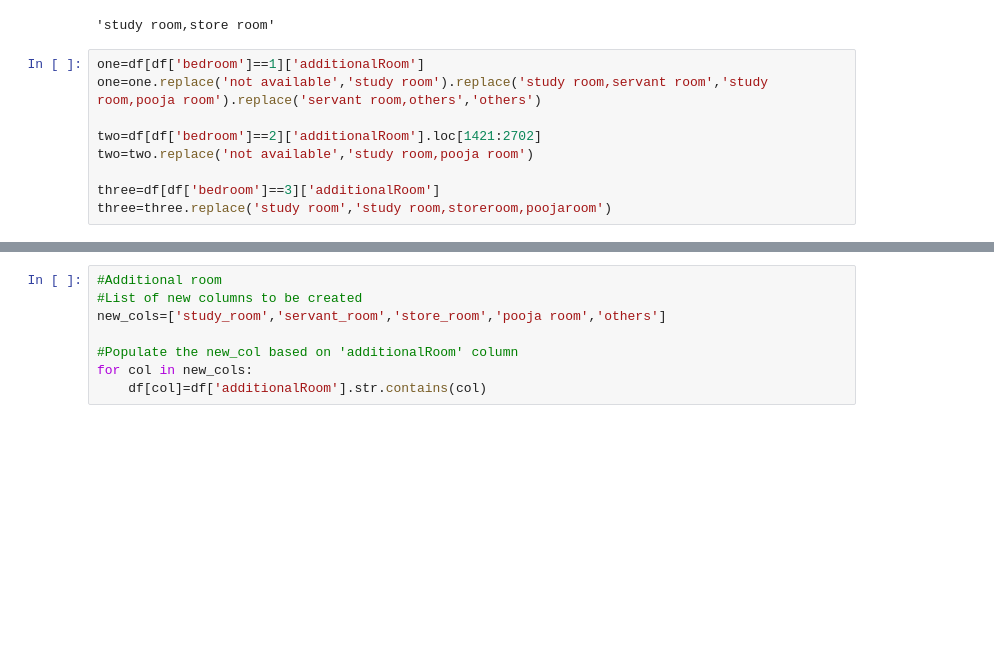
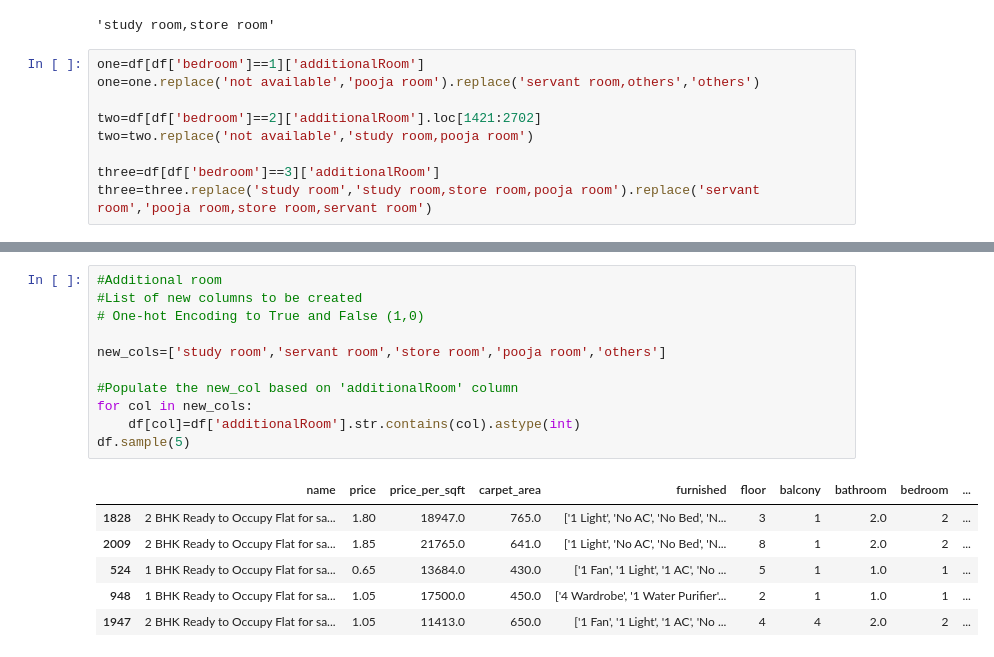
Before and after one commit to parthvichare/Real-Estate-Mumbai, a Jupyter notebook: Filling Missing Values.ipynb, the cells around one changed output, grey strips where cells are left out. Drawn from its saved outputs; the diff is of its cells as text; blank space fills up the shorter version.

```diff
--- a/Filling Missing Values.ipynb
+++ b/Filling Missing Values.ipynb
@@ -184,12 +184,12 @@ df_1[df_1['bedRoom']==3]['additionalRoom'].max()
 'study room,store room'
 # %%
 one=df[df['bedroom']==1]['additionalRoom']
-one=one.replace('not available','study room').replace('study room,servant room','study room,pooja room').replace('servant room,others','others')
+one=one.replace('not available','pooja room').replace('servant room,others','others')
 
 two=df[df['bedroom']==2]['additionalRoom'].loc[1421:2702]
 two=two.replace('not available','study room,pooja room')
 
 three=df[df['bedroom']==3]['additionalRoom']
-three=three.replace('study room','study room,storeroom,poojaroom')
+three=three.replace('study room','study room,store room,pooja room').replace('servant room','pooja room,store room,servant room')
 # %%
 df['additionalRoom']=pd.concat([one,two,three],axis=0)
@@ -209,8 +212,18 @@ Name: additionalRoom, Length: 3270, dtype: object
 # %%
 #Additional room
 #List of new columns to be created
-new_cols=['study_room','servant_room','store_room','pooja room','others']
+# One-hot Encoding to True and False (1,0)
+
+new_cols=['study room','servant room','store room','pooja room','others']
 
 #Populate the new_col based on 'additionalRoom' column
 for col in new_cols:
-    df[col]=df['additionalRoom'].str.contains(col)
+    df[col]=df['additionalRoom'].str.contains(col).astype(int)
+df.sample(5)
+# %% [output]
+|  | name | price | price_per_sqft | carpet_area | furnished | floor | balcony | bathroom | bedroom | ... |
+| 1828 | 2 BHK Ready to Occupy Flat for sa... | 1.80 | 18947.0 | 765.0 | ['1 Light', 'No AC', 'No Bed', 'N... | 3 | 1 | 2.0 | 2 | ... |
+| 2009 | 2 BHK Ready to Occupy Flat for sa... | 1.85 | 21765.0 | 641.0 | ['1 Light', 'No AC', 'No Bed', 'N... | 8 | 1 | 2.0 | 2 | ... |
+| 524 | 1 BHK Ready to Occupy Flat for sa... | 0.65 | 13684.0 | 430.0 | ['1 Fan', '1 Light', '1 AC', 'No ... | 5 | 1 | 1.0 | 1 | ... |
+| 948 | 1 BHK Ready to Occupy Flat for sa... | 1.05 | 17500.0 | 450.0 | ['4 Wardrobe', '1 Water Purifier'... | 2 | 1 | 1.0 | 1 | ... |
+| 1947 | 2 BHK Ready to Occupy Flat for sa... | 1.05 | 11413.0 | 650.0 | ['1 Fan', '1 Light', '1 AC', 'No ... | 4 | 4 | 2.0 | 2 | ... |
```
Also changed, not shown: parts of 12 cells of this notebook, 1 other file.
